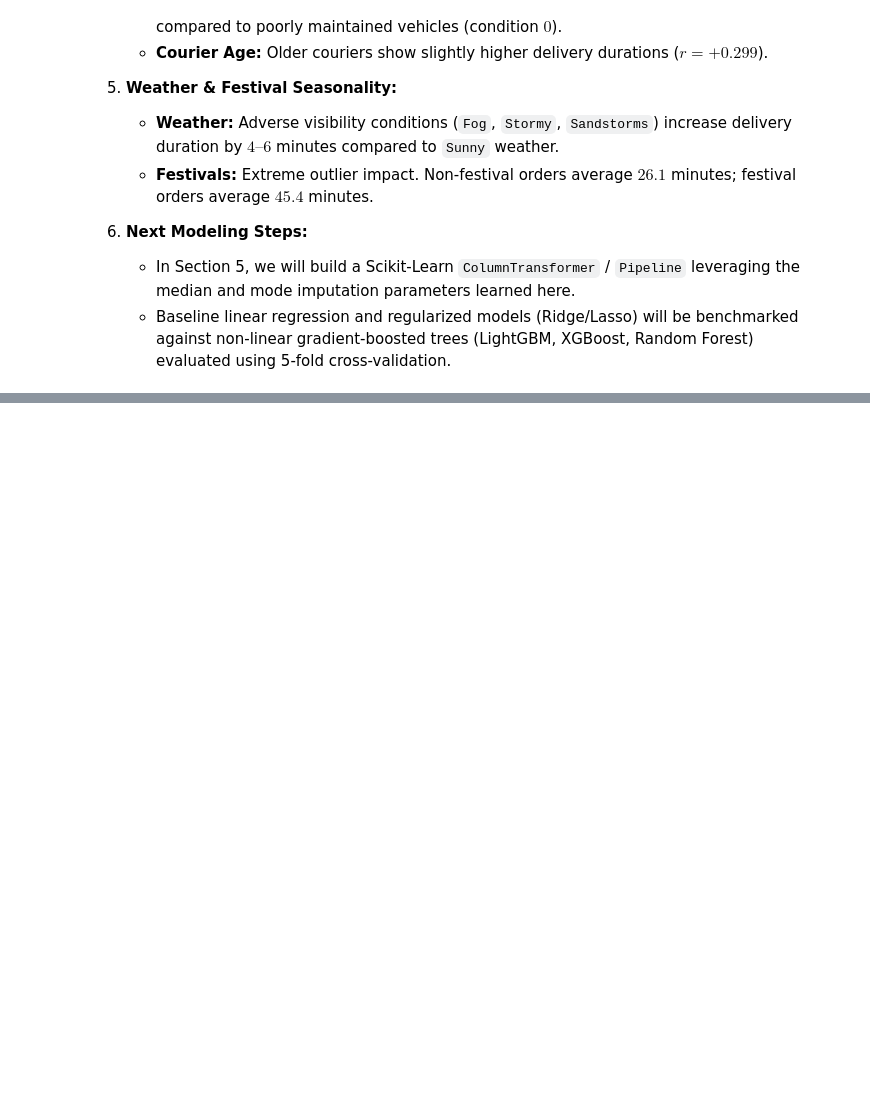
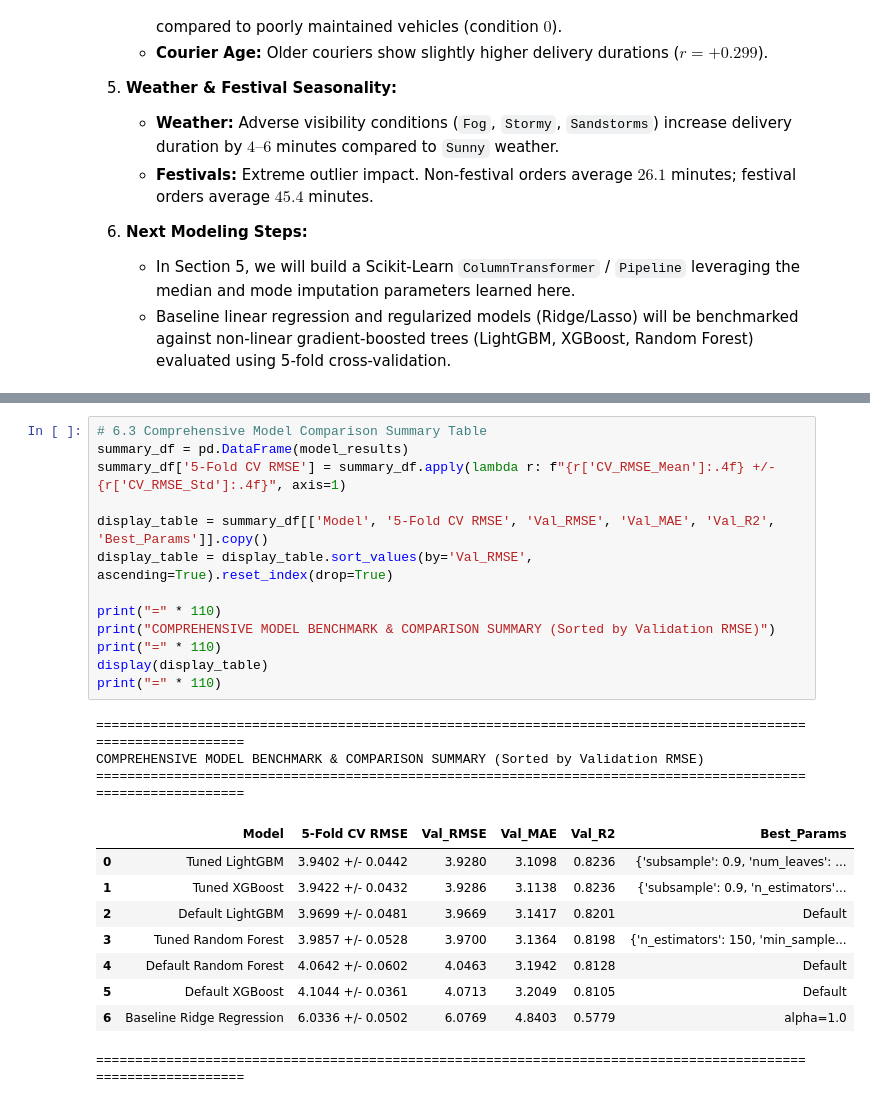
Before and after one commit to KrishnaG-101/Urban-Food-Delivery-ETA-Predictor, a Jupyter notebook: notebook.ipynb, the cells around one changed output, grey strips where cells are left out. Cells and saved outputs as stored; diff of their text form; blank space fills up the shorter version.

```diff
--- a/notebook.ipynb
+++ b/notebook.ipynb
@@ -806,0 +1153,26 @@ Top 10 Most Important Features:
+# %%
+# 6.3 Comprehensive Model Comparison Summary Table
+summary_df = pd.DataFrame(model_results)
+summary_df['5-Fold CV RMSE'] = summary_df.apply(lambda r: f"{r['CV_RMSE_Mean']:.4f} +/- {r['CV_RMSE_Std']:.4f}", axis=1)
+
+display_table = summary_df[['Model', '5-Fold CV RMSE', 'Val_RMSE', 'Val_MAE', 'Val_R2', 'Best_Params']].copy()
+display_table = display_table.sort_values(by='Val_RMSE', ascending=True).reset_index(drop=True)
+
+print("=" * 110)
+print("COMPREHENSIVE MODEL BENCHMARK & COMPARISON SUMMARY (Sorted by Validation RMSE)")
+print("=" * 110)
+display(display_table)
+print("=" * 110)
+# %% [output]
+==============================================================================================================
+COMPREHENSIVE MODEL BENCHMARK & COMPARISON SUMMARY (Sorted by Validation RMSE)
+==============================================================================================================
+|  | Model | 5-Fold CV RMSE | Val_RMSE | Val_MAE | Val_R2 | Best_Params |
+| 0 | Tuned LightGBM | 3.9402 +/- 0.0442 | 3.9280 | 3.1098 | 0.8236 | {'subsample': 0.9, 'num_leaves': ... |
+| 1 | Tuned XGBoost | 3.9422 +/- 0.0432 | 3.9286 | 3.1138 | 0.8236 | {'subsample': 0.9, 'n_estimators'... |
+| 2 | Default LightGBM | 3.9699 +/- 0.0481 | 3.9669 | 3.1417 | 0.8201 | Default |
+| 3 | Tuned Random Forest | 3.9857 +/- 0.0528 | 3.9700 | 3.1364 | 0.8198 | {'n_estimators': 150, 'min_sample... |
+| 4 | Default Random Forest | 4.0642 +/- 0.0602 | 4.0463 | 3.1942 | 0.8128 | Default |
+| 5 | Default XGBoost | 4.1044 +/- 0.0361 | 4.0713 | 3.2049 | 0.8105 | Default |
+| 6 | Baseline Ridge Regression | 6.0336 +/- 0.0502 | 6.0769 | 4.8403 | 0.5779 | alpha=1.0 |
+==============================================================================================================
```
Also changed, not shown: parts of 14 cells of this notebook.
